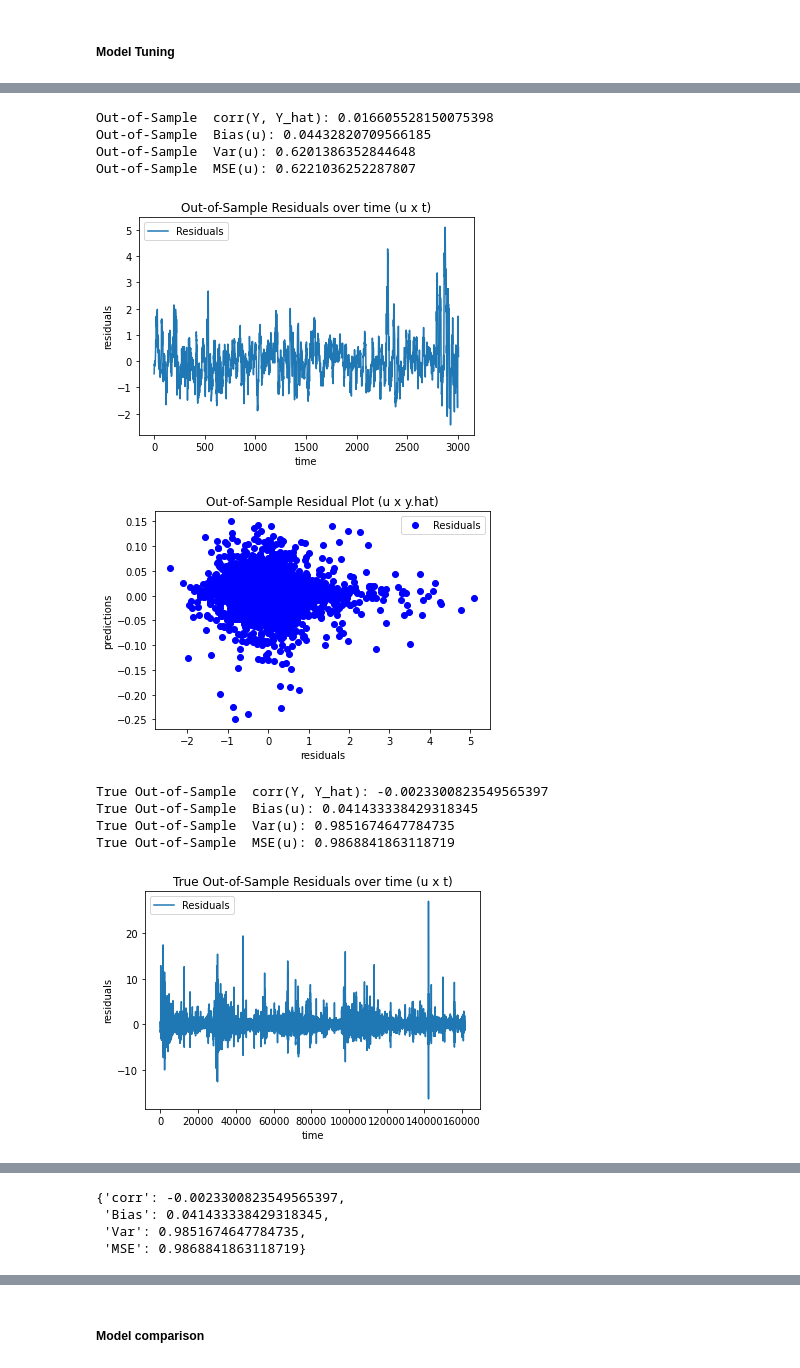
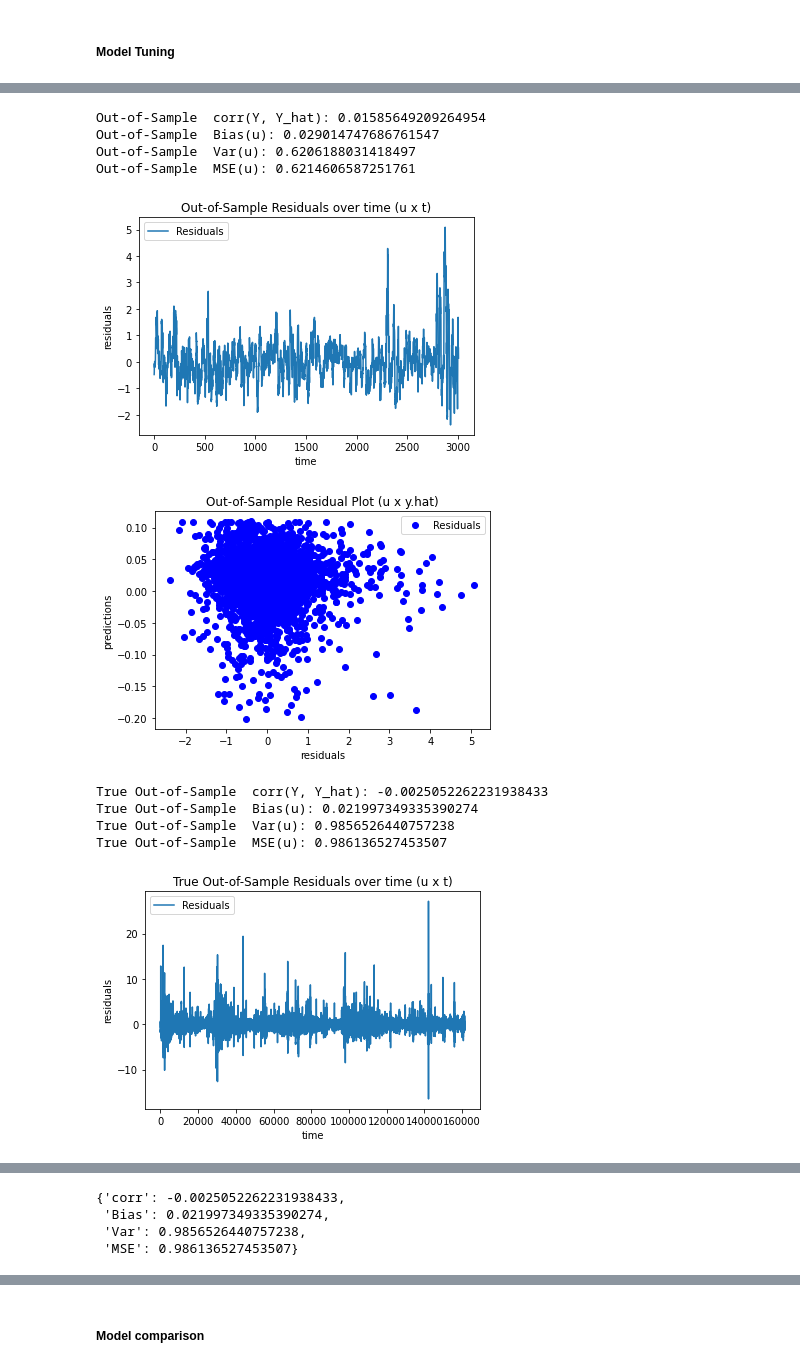
Before and after one commit to husten1997/DLTA_ProjectAssignment_I, a Jupyter notebook: Notebook/JD.ipynb, the cells around one changed output, grey strips where cells are left out. Drawn from its saved outputs; the diff is of its cells as text; code cells hidden in the pictures.

```diff
--- a/Notebook/JD.ipynb
+++ b/Notebook/JD.ipynb
@@ -1005,7 +1044,7 @@ LSTM Out-of-Sample  MSE(u): 0.6237610676135369
 ##### Model Tuning
 # %%
 # Model Estimation
-ARRNN_mod = AR_RNN_model(all_data, arOrder=60, forecastSteps=15, coinID=4, dimRedMethod='Autoencoder', outputDim=15, trainStart = "25/05/2021", evalStart = "01/06/2021")
+ARRNN_mod = AR_RNN_model(all_data, arOrder=60, forecastSteps=15, coinID=4, dimRedMethod='None', outputDim=15, trainStart = "25/05/2021", evalStart = "01/06/2021")
 
 ARRNN_mod.setARRNN_model(method = "Tuner", modelType = "LSTM")
 
@@ -1044,11 +1083,11 @@ In-Sample  MSE(u): 0.9928090327287836
-Out-of-Sample  corr(Y, Y_hat): 0.016605528150075398
-Out-of-Sample  Bias(u): 0.04432820709566185
-Out-of-Sample  Var(u): 0.6201386352844648
-Out-of-Sample  MSE(u): 0.6221036252287807
+Out-of-Sample  corr(Y, Y_hat): 0.01585649209264954
+Out-of-Sample  Bias(u): 0.029014747686761547
+Out-of-Sample  Var(u): 0.6206188031418497
+Out-of-Sample  MSE(u): 0.6214606587251761
 [figure]
-[figure, old version]
+[figure, new version]
-True Out-of-Sample  corr(Y, Y_hat): -0.0023300823549565397
-True Out-of-Sample  Bias(u): 0.041433338429318345
-True Out-of-Sample  Var(u): 0.9851674647784735
-True Out-of-Sample  MSE(u): 0.9868841863118719
+True Out-of-Sample  corr(Y, Y_hat): -0.0025052262231938433
+True Out-of-Sample  Bias(u): 0.021997349335390274
+True Out-of-Sample  Var(u): 0.9856526440757238
+True Out-of-Sample  MSE(u): 0.986136527453507
 [figure]
@@ -1056,5 +1095,5 @@ True Out-of-Sample  MSE(u): 0.9868841863118719
-{'corr': -0.0023300823549565397,
- 'Bias': 0.041433338429318345,
- 'Var': 0.9851674647784735,
- 'MSE': 0.9868841863118719}
+{'corr': -0.0025052262231938433,
+ 'Bias': 0.021997349335390274,
+ 'Var': 0.9856526440757238,
+ 'MSE': 0.986136527453507}
 # %% [markdown]
```
Also changed, not shown: parts of 59 cells of this notebook, 1 other file.
